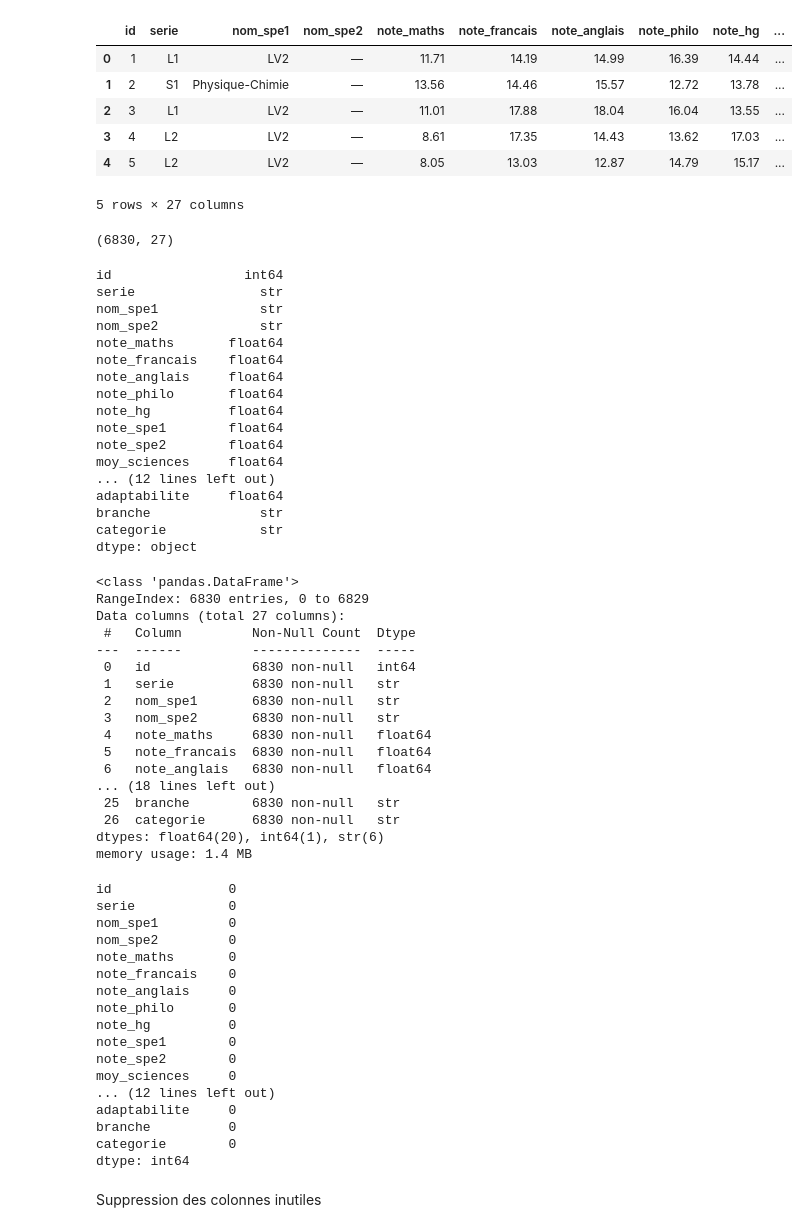
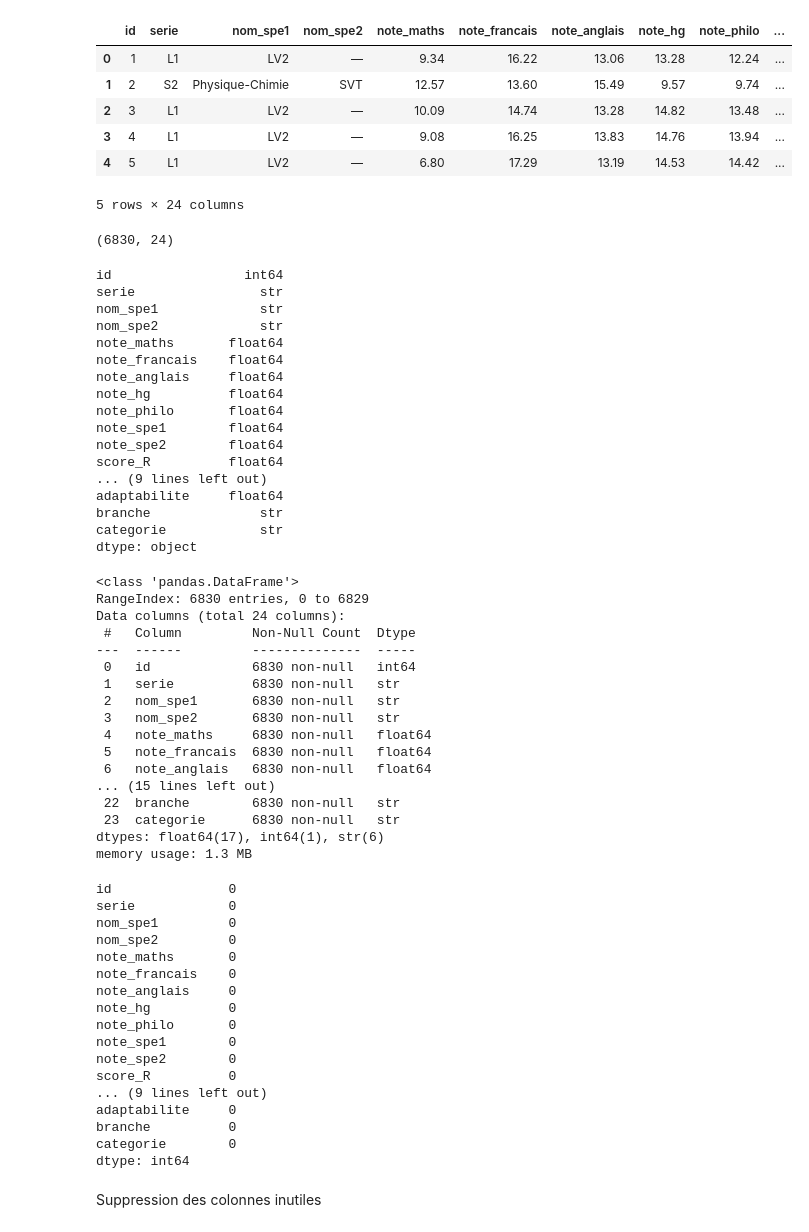
Before and after one commit to Julo-19/smart-orienta, a Jupyter notebook: ml-models/Dataset_SO/dataset_SO.ipynb, the cells around one changed output. Saved outputs shown, nothing was run; the diff lists cells and outputs as text; code cells hidden in the pictures.

```diff
--- a/ml-models/Dataset_SO/dataset_SO.ipynb
+++ b/ml-models/Dataset_SO/dataset_SO.ipynb
@@ -28,18 +38,18 @@ from sklearn.metrics import (
 # %%
-data = pd.read_csv("dataset_final_SO.csv")
+data = pd.read_csv("dataset_final_v4.csv")
 data.head()
 # %% [output]
-|  | id | serie | nom_spe1 | nom_spe2 | note_maths | note_francais | note_anglais | note_philo | note_hg | ... |
-| 0 | 1 | L1 | LV2 | — | 11.71 | 14.19 | 14.99 | 16.39 | 14.44 | ... |
-| 1 | 2 | S1 | Physique-Chimie | — | 13.56 | 14.46 | 15.57 | 12.72 | 13.78 | ... |
-| 2 | 3 | L1 | LV2 | — | 11.01 | 17.88 | 18.04 | 16.04 | 13.55 | ... |
-| 3 | 4 | L2 | LV2 | — | 8.61 | 17.35 | 14.43 | 13.62 | 17.03 | ... |
-| 4 | 5 | L2 | LV2 | — | 8.05 | 13.03 | 12.87 | 14.79 | 15.17 | ... |
+|  | id | serie | nom_spe1 | nom_spe2 | note_maths | note_francais | note_anglais | note_hg | note_philo | ... |
+| 0 | 1 | L1 | LV2 | — | 9.34 | 16.22 | 13.06 | 13.28 | 12.24 | ... |
+| 1 | 2 | S2 | Physique-Chimie | SVT | 12.57 | 13.60 | 15.49 | 9.57 | 9.74 | ... |
+| 2 | 3 | L1 | LV2 | — | 10.09 | 14.74 | 13.28 | 14.82 | 13.48 | ... |
+| 3 | 4 | L1 | LV2 | — | 9.08 | 16.25 | 13.83 | 14.76 | 13.94 | ... |
+| 4 | 5 | L1 | LV2 | — | 6.80 | 17.29 | 13.19 | 14.53 | 14.42 | ... |
-5 rows × 27 columns
+5 rows × 24 columns
 # %%
 data.shape
 # %% [output]
-(6830, 27)
+(6830, 24)
 # %%
 data.dtypes
 # %% [output]
@@ -50,12 +60,12 @@ nom_spe2             str
 note_maths       float64
 note_francais    float64
 note_anglais     float64
+note_hg          float64
 note_philo       float64
-note_hg          float64
 note_spe1        float64
 note_spe2        float64
-moy_sciences     float64
-... (12 lines left out)
+score_R          float64
+... (9 lines left out)
 adaptabilite     float64
 branche              str
 categorie            str
@@ -65,7 +75,7 @@ data.info()
 # %% [output]
 <class 'pandas.DataFrame'>
 RangeIndex: 6830 entries, 0 to 6829
-Data columns (total 27 columns):
+Data columns (total 24 columns):
  #   Column         Non-Null Count  Dtype
 ---  ------         --------------  -----
  0   id             6830 non-null   int64
@@ -75,11 +85,11 @@ Data columns (total 27 columns):
  4   note_maths     6830 non-null   float64
  5   note_francais  6830 non-null   float64
  6   note_anglais   6830 non-null   float64
-... (18 lines left out)
- 25  branche        6830 non-null   str
- 26  categorie      6830 non-null   str
-dtypes: float64(20), int64(1), str(6)
-memory usage: 1.4 MB
+... (15 lines left out)
+ 22  branche        6830 non-null   str
+ 23  categorie      6830 non-null   str
+dtypes: float64(17), int64(1), str(6)
+memory usage: 1.3 MB
 # %%
 print (data.isnull().sum())
 # %% [output]
@@ -90,12 +100,12 @@ nom_spe2         0
 note_maths       0
 note_francais    0
 note_anglais     0
+note_hg          0
 note_philo       0
-note_hg          0
 note_spe1        0
 note_spe2        0
-moy_sciences     0
-... (12 lines left out)
+score_R          0
+... (9 lines left out)
 adaptabilite     0
 branche          0
 categorie        0
```
Also changed, not shown: parts of 30 cells of this notebook, 2 other files.
